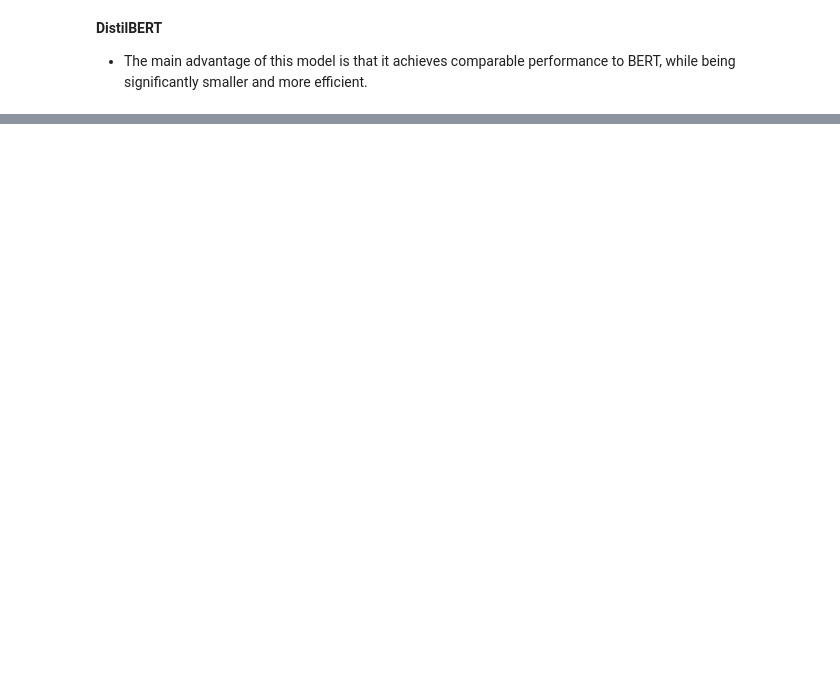
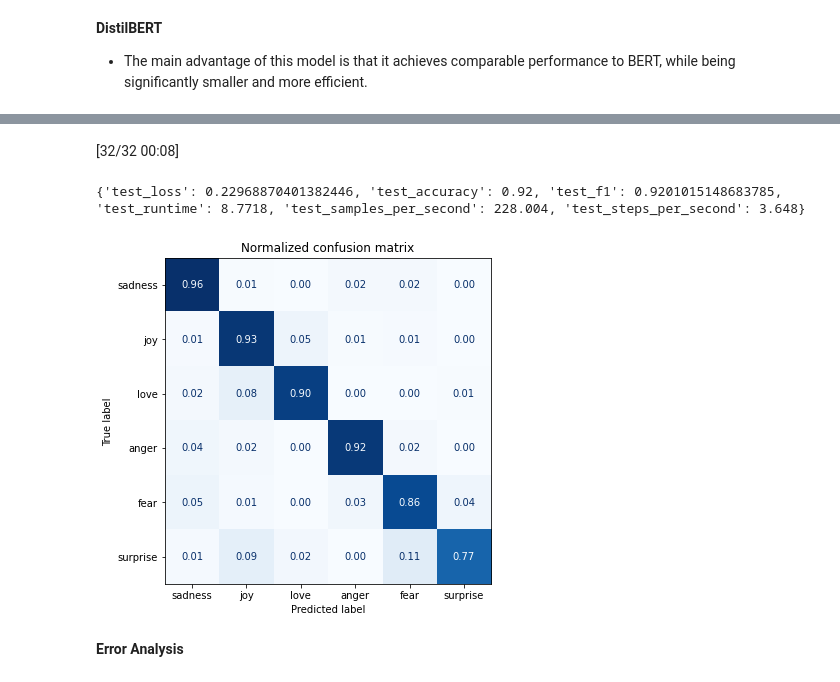
Before and after one commit to ThinamXx/Transformers_NLP, a Jupyter notebook: 02. NLP with Transformers/02. Text Classification/Text Classification.ipynb, the cells around one changed output, grey strips where cells are left out. Saved outputs shown, nothing was run; the diff lists cells and outputs as text; code cells hidden in the pictures; blank space fills up the shorter version.

```diff
--- a/02. NLP with Transformers/02. Text Classification/Text Classification.ipynb
+++ b/02. NLP with Transformers/02. Text Classification/Text Classification.ipynb
@@ -351,0 +395,8 @@ plt.show()
+# %%
+#@ DEFINING FUNCTION FOR PERFORMANCE METRICS:
+def compute_metrics(pred):                              # Defining function.
+    labels = pred.label_ids                             # Initializing attributes.
+    preds = pred.predictions.argmax(-1)                 # Initializing attributes.
+    f1 = f1_score(labels, preds, average="weighted")    # Computing f1 score.
+    acc = accuracy_score(labels, preds)                 # Computing accuracy score.
+    return {"accuracy": acc, "f1": f1}
@@ -351,0 +405,24 @@ plt.show()
+# %%
+#@ INITIALIZING TRAINING ARGUMENTS:
+batch_size = 64                                                             # Initializing batch size.
+logging_steps = len(emotions_encoded["train"]) // batch_size                # Initialization.
+model_name = f"{model_ckpt}-finetuned-emotion"                              # Initializing model name.
+training_args = TrainingArguments(output_dir=model_name,
+                                  num_train_epochs=2,
+                                  learning_rate=2e-5,
+                                  per_device_train_batch_size=batch_size,
+                                  per_device_eval_batch_size=batch_size,
+                                  weight_decay=0.01,
+                                  evaluation_strategy="epoch",
+                                  disable_tqdm=False,
+                                  logging_steps=logging_steps,
+                                  push_to_hub=False,
+                                  log_level="error")                        # Initializing training arguments.
+# %%
+#@ TRAINING MODEL:
+trainer = Trainer(model=model, args=training_args,
+                  compute_metrics=compute_metrics,
+                  train_dataset=emotions_encoded["train"],
+                  eval_dataset=emotions_encoded["validation"],
+                  tokenizer=tokenizer)                                      # Initializing trainer.
+trainer.train();                                                            # Training the model.
@@ -351,0 +434,15 @@ plt.show()
+# %%
+#@ INITIALIZING MODEL EVALUATION:
+preds_output = trainer.predict(emotions_encoded["validation"])                  # Generating predictions.
+print(preds_output.metrics)                                                     # Inspecting metrics.
+# %% [output]
+[32/32 00:08]
+{'test_loss': 0.22968870401382446, 'test_accuracy': 0.92, 'test_f1': 0.9201015148683785, 'test_runtime': 8.7718, 'test_samples_per_second': 228.004, 'test_steps_per_second': 3.648}
+# %%
+#@ PLOTTING CONFUSION MATRIX:
+y_preds = np.argmax(preds_output.predictions, axis=1)                           # Generating predictions.
+plot_confusion_matrix(y_preds, y_valid, labels)                                 # Plotting confusion matrix.
+# %% [output]
+[figure, added]
+# %% [markdown]
+**Error Analysis**
```
Also changed, not shown: parts of 17 cells of this notebook.
